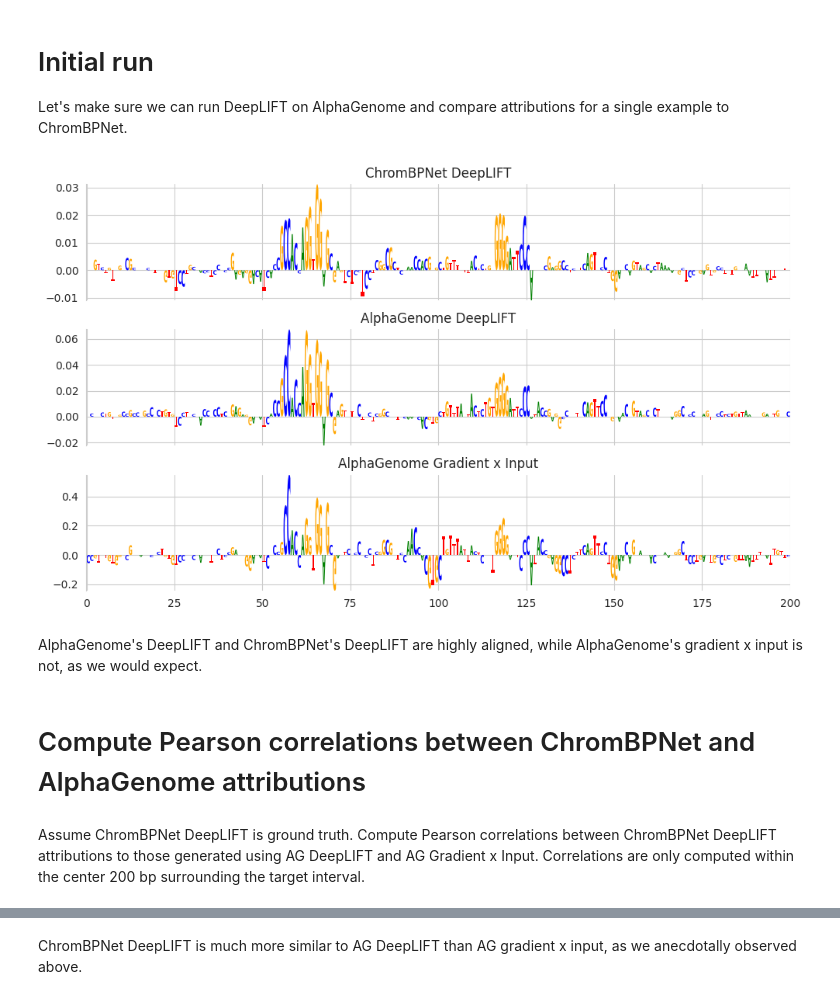
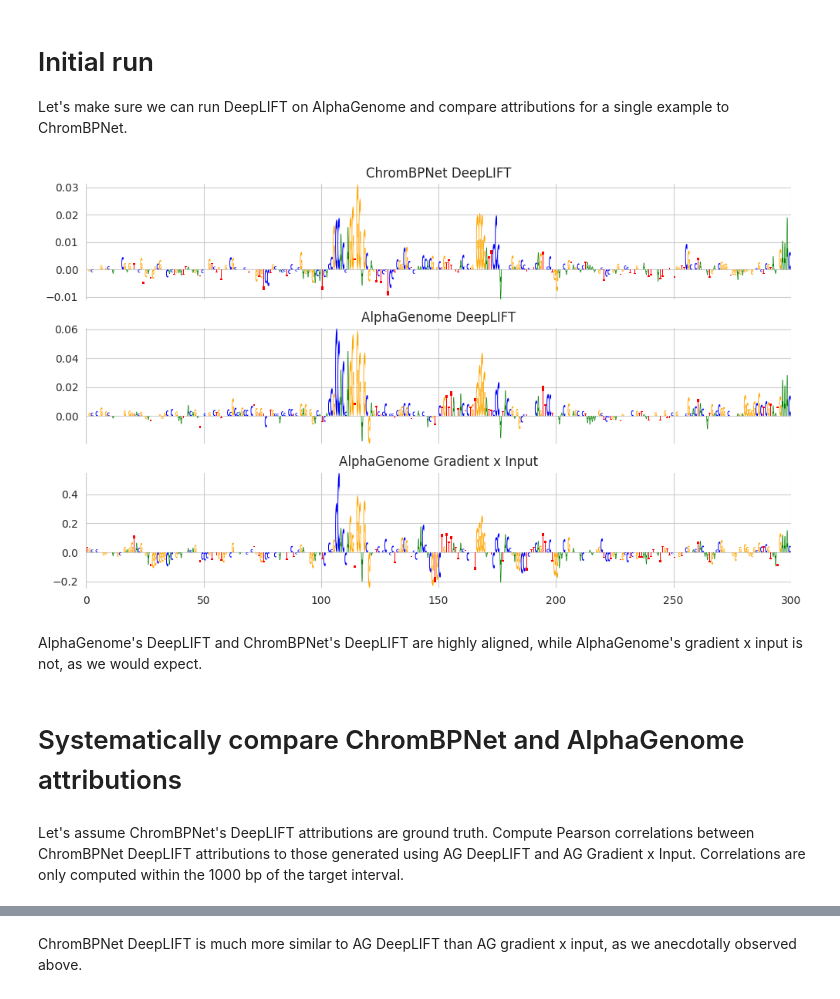
Before and after one commit to rastogiruchir/alphagenome-pytorch, a Jupyter notebook: examples/notebooks/deeplift.ipynb, the cells around one changed output, grey strips where cells are left out. Drawn from its saved outputs; the diff is of its cells as text; code cells hidden in the pictures.

```diff
--- a/examples/notebooks/deeplift.ipynb
+++ b/examples/notebooks/deeplift.ipynb
@@ -136,7 +136,7 @@ def run_deeplift_on_alphagenome(
     resolution: int = 1,
     n_shuffles: int = 20,
     batch_size: int = 1,
-    use_log_ratio_rule_for_softmax: bool = False,
+    use_log_ratio_rule_for_softmax: bool = True,
     use_log_ratio_rule_for_layernorm: bool = False,
     use_local_dinucleotide_shuffling: bool = True,
 ):
@@ -145,7 +145,7 @@ def run_deeplift_on_alphagenome(
 
 
     additional_nonlinear_ops = {
-        layers.JaxGELU: _nonlinear,
+        layers.QuickGELU: _nonlinear,
         layers.TanhSoftCap: _nonlinear,
         layers.SoftClip: _nonlinear,
         layers.Log1p: _nonlinear,
@@ -174,7 +174,7 @@ def run_deeplift_on_alphagenome(
         n_shuffles=n_shuffles,
         warning_threshold=1e-3,
         additional_nonlinear_ops=additional_nonlinear_ops,
-        uncached_nonlinear_ops={layers.JaxGELU},
+        uncached_nonlinear_ops={layers.QuickGELU},
         device=device,
         random_state=0
     )
@@ -361,22 +361,22 @@ ag_gradient_x_input = run_gradient_x_input_on_alphagenome(
 )
 # %%
 fig, axs = plt.subplots(nrows=3, figsize=(10, 6), sharex=True)
-plot_logo_center(chrombpnet_deeplift[0], ax=axs[0])
+plot_logo_center(chrombpnet_deeplift[0], center_window_size=300, ax=axs[0])
 axs[0].set_title("ChromBPNet DeepLIFT")
-plot_logo_center(ag_deeplift[0], ax=axs[1])
+plot_logo_center(ag_deeplift[0], center_window_size=300, ax=axs[1])
 axs[1].set_title("AlphaGenome DeepLIFT")
-plot_logo_center(ag_gradient_x_input[0], ax=axs[2])
+plot_logo_center(ag_gradient_x_input[0], center_window_size=300, ax=axs[2])
 axs[2].set_title("AlphaGenome Gradient x Input")
 plt.tight_layout()
 plt.show()
 # %% [output]
-[figure, old version]
+[figure, new version]
 # %% [markdown]
 AlphaGenome's DeepLIFT and ChromBPNet's DeepLIFT are highly aligned, while AlphaGenome's gradient x input is not, as we would expect.
 # %% [markdown]
-# Compute Pearson correlations between ChromBPNet and AlphaGenome attributions
+# Systematically compare ChromBPNet and AlphaGenome attributions
 # %% [markdown]
-Assume ChromBPNet DeepLIFT is ground truth. Compute Pearson correlations between ChromBPNet DeepLIFT attributions to those generated using AG DeepLIFT and AG Gradient x Input. Correlations are only computed within the center 200 bp surrounding the target interval.
+Let's assume ChromBPNet's DeepLIFT attributions are ground truth. Compute Pearson correlations between ChromBPNet DeepLIFT attributions to those generated using AG DeepLIFT and AG Gradient x Input. Correlations are only computed within the 1000 bp of the target interval.
 # %%
 pearsons = defaultdict(list)
 for i in tqdm(range(len(target_regions))):
```
Also changed, not shown: parts of 9 cells of this notebook, 6 other files.
